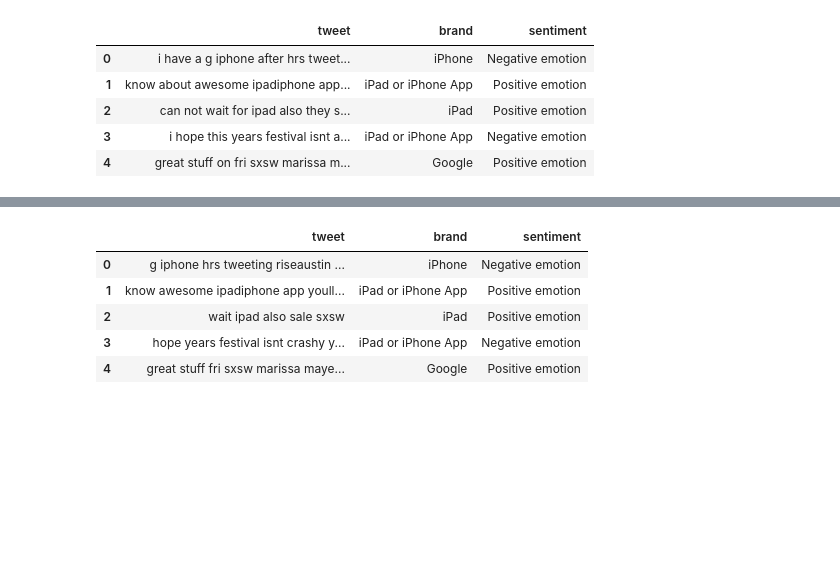
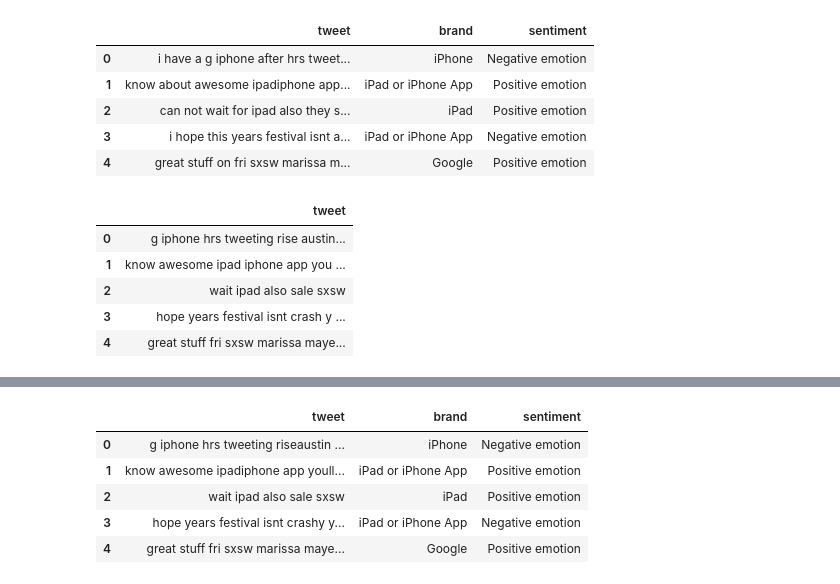
Before and after one commit to EKiplimo/NLP_Sentiment_Analysis, a Jupyter notebook: notebook.ipynb, the cells around one changed output, grey strips where cells are left out. Cells and saved outputs as stored; diff of their text form; code cells hidden in the pictures; blank space fills up the shorter version.

```diff
--- a/notebook.ipynb
+++ b/notebook.ipynb
@@ -298,6 +304,7 @@ def remove_user(tweet):
     """Takes in a string and removes @user information from it"""
     tweet = re.sub('(rt\s@[a-z]+[a-z0-9-_]+)', '',tweet)
     tweet = re.sub('(@[a-z]+[a-z0-9-_]+)', '',tweet)
+    tweet = re.sub("(sx)")
     return tweet
 
 def remove_hasgtags(tweet):
@@ -332,3 +339,15 @@ data.head()
 # Remove stop words
 stopwords = stopwords.words('english')
 data['tweet'] = data.tweet.apply(lambda x: " ".join(x for x in x.split() if x not in stopwords))
+# %%
+# Splitting concatenated words into separate words
+data['tweet'] = data.tweet.apply(lambda x: wordninja.split(str(TextBlob(x))))
+data['tweet'] = data.tweet.str.join(' ')
+data[['tweet']].head()
+# %% [output]
+|  | tweet |
+| 0 | g iphone hrs tweeting rise austin... |
+| 1 | know awesome ipad iphone app you ... |
+| 2 | wait ipad also sale sxsw |
+| 3 | hope years festival isnt crash y ... |
+| 4 | great stuff fri sxsw marissa maye... |
```
Also changed, not shown: parts of 21 cells of this notebook.
